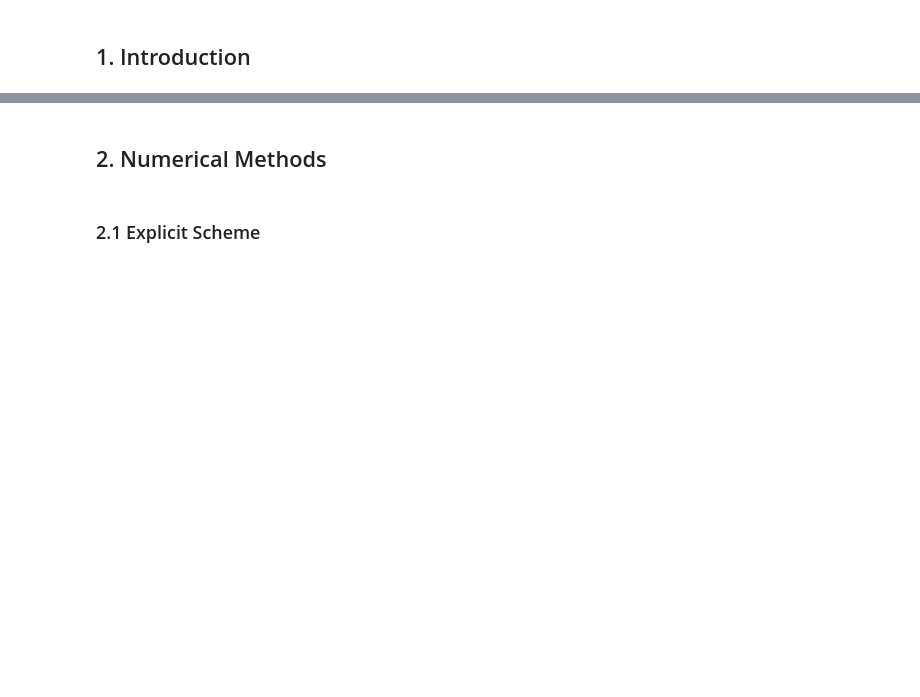
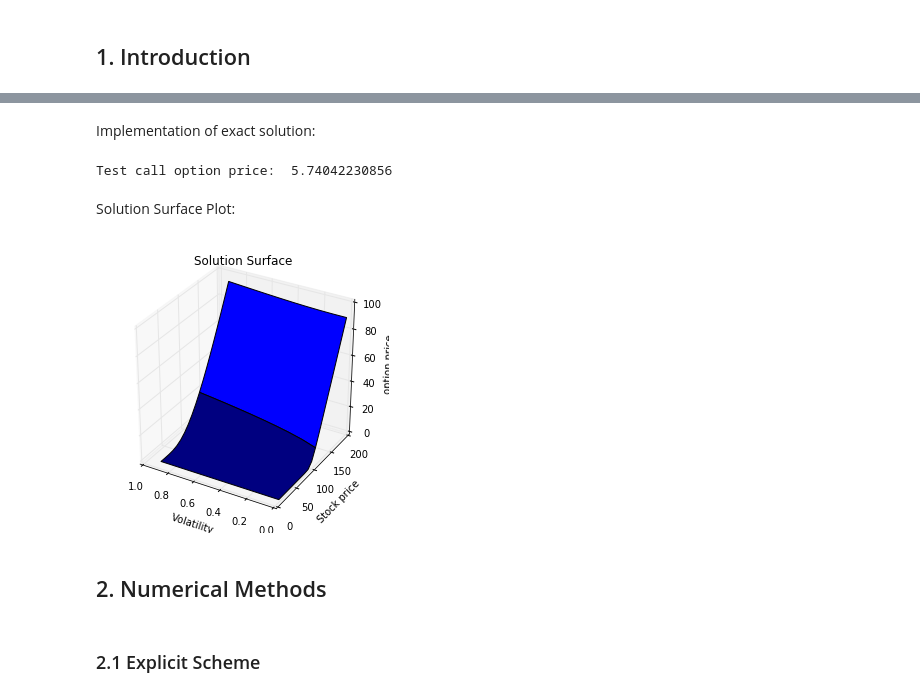
Before and after one commit to MelodyShih/FDOptionPricing, a Jupyter notebook: Final Report.ipynb, the cells around one changed output, grey strips where cells are left out. Cells and saved outputs as stored; diff of their text form; code cells hidden in the pictures; blank space fills up the shorter version.

```diff
--- a/Final Report.ipynb
+++ b/Final Report.ipynb
@@ -11,0 +107,2 @@
+# %% [markdown]
+Implementation of exact solution:
@@ -12,3 +158,58 @@
+# %%
+# Test
+K = 100.0
+S = 100.0
+V = 0.04
+T = 0.25
+t = 0.0
+r = 0.03
+kappa = 2.0
+theta = 0.20
+sigma = 0.3
+rho = -0.5
+_lambda = 0.02
+print "Test call option price: ",Heston_ExactSolution(K, S, V, T, t, r, kappa, theta, sigma, rho, _lambda)
+# %% [output]
+Test call option price:  5.74042230856
+# %% [markdown]
+Solution Surface Plot:
+# %%
+from mpl_toolkits.mplot3d import Axes3D
+from matplotlib import cm
+from matplotlib.ticker import LinearLocator, FormatStrFormatter
+import matplotlib.pyplot as plt
+import numpy as np
+
+K = 100.0
+T = 0.50
+t = 0.0
+r = 0.025
+kappa = 2.0
+theta = 0.04
+sigma = 0.3
+rho = -0.5
+_lambda = 0.00
+
+fig = plt.figure(figsize=(5,5))
+ax = fig.gca(projection='3d')
+v = np.arange(0, 1.0, 0.1)
+s = np.arange(10, 200, 10)
+V, S = np.meshgrid(v, s)
+
+z = np.array([Heston_ExactSolution(K, s, v, T, t, r, kappa, theta, sigma, rho, _lambda) for v, s in zip(np.ravel(V), np.ravel(S))])
+Z = z.reshape(V.shape)
+
+ax.plot_surface(V, S, Z)
+ax.set_zlim(0, 100)
+ax.set_xlim(1.0, 0.0)
+ax.set_ylim(0, 200)
+ax.set_title("Solution Surface")
+ax.set_xlabel("Volatility")
+ax.set_ylabel("Stock price")
+ax.set_zlabel("Option price")
+plt.show()
+# %% [output]
+[figure, added]
 # %% [markdown]
 ## 2. Numerical Methods
 # %% [markdown]
```
Also changed, not shown: parts of 14 cells of this notebook, 7 other files.
